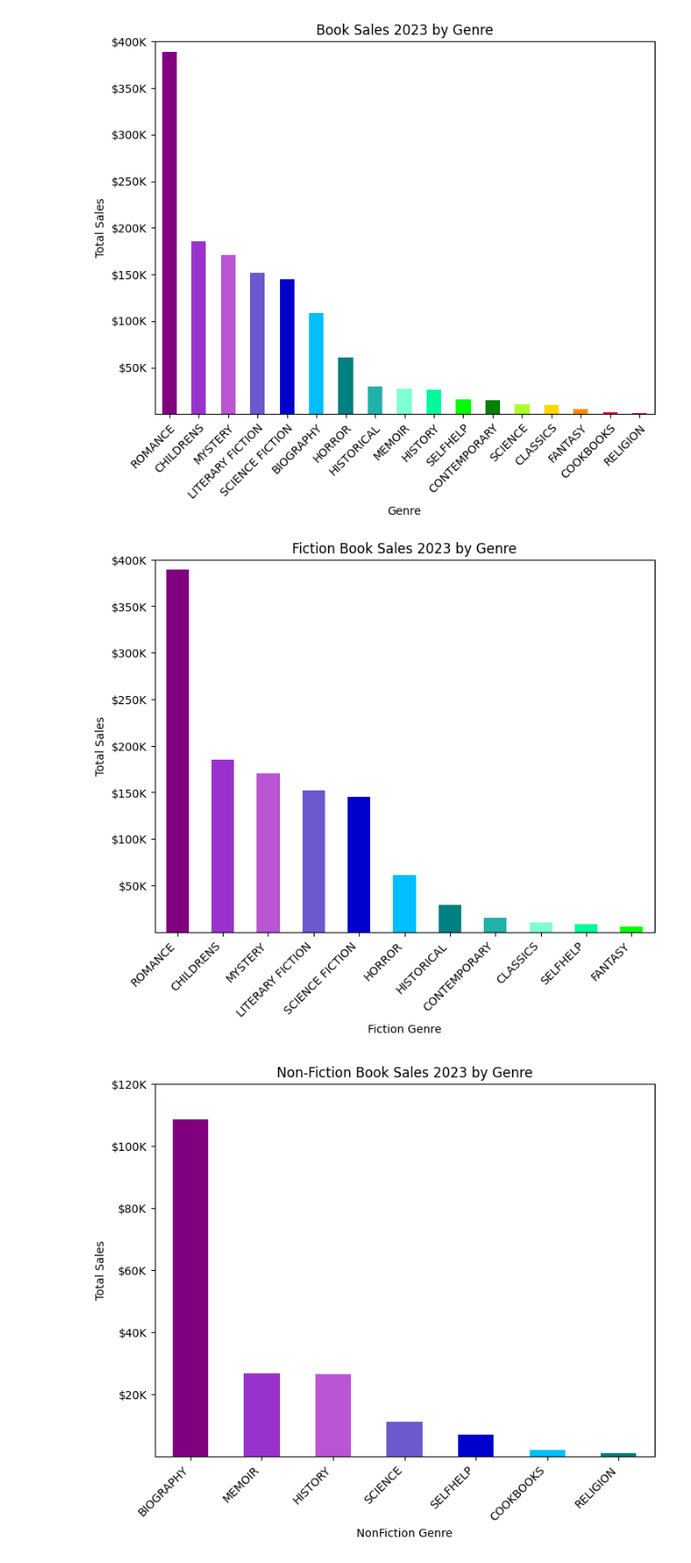
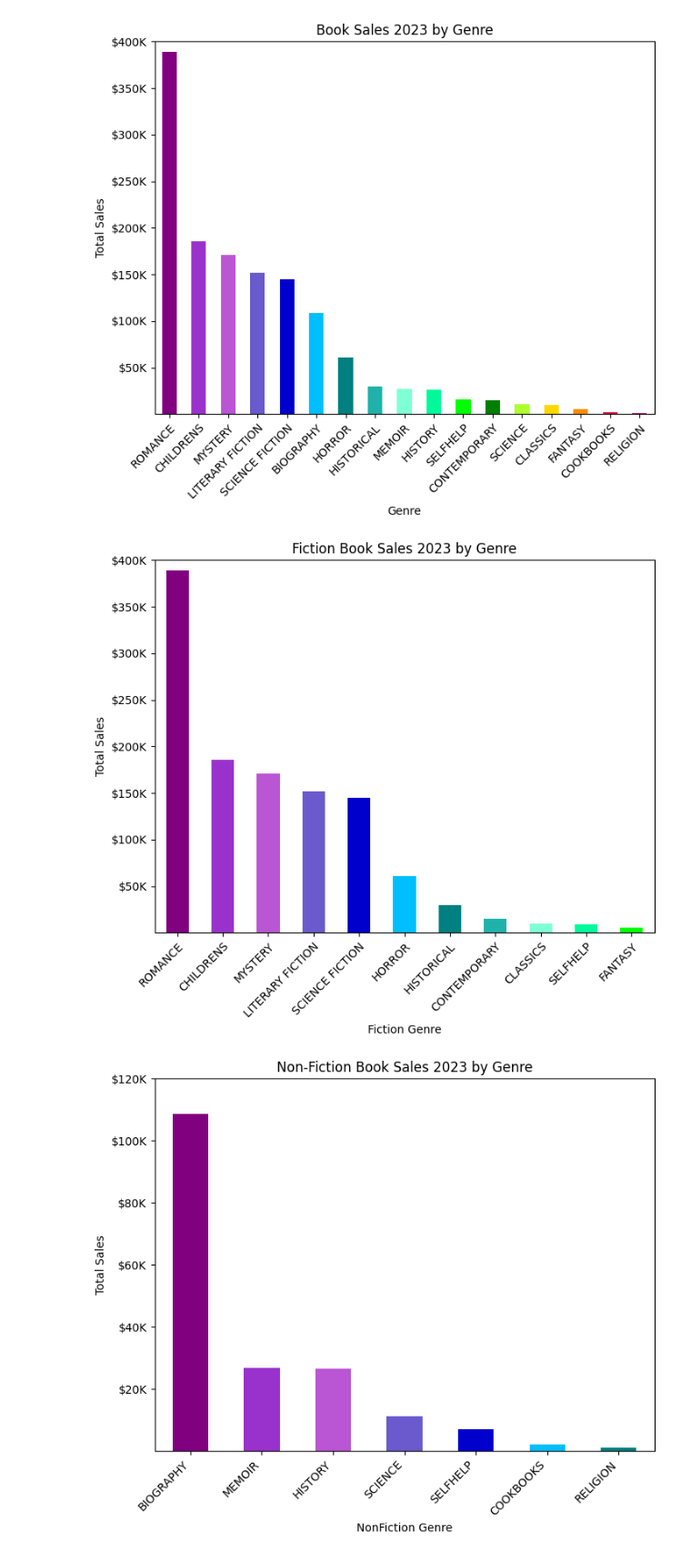
Before and after one commit to ammabe1/Publish-Me---Release-Assistant, a Jupyter notebook: Publish_Me Release_Assistant.ipynb, the cells around one changed output. Shown at 91% size. Drawn from its saved outputs; the diff is of its cells as text; code cells hidden in the pictures.

```diff
--- a/Publish_Me Release_Assistant.ipynb
+++ b/Publish_Me Release_Assistant.ipynb
@@ -817,8 +776,7 @@ ESPIONAGE      1
 Name: count, Length: 103, dtype: int64
 # %%
 #drop genre, sales_price, sales_rank. Then save to csv file
-Full_Book_Details_mod2 = Full_Book_Details_modified.drop(['Sub_Genre_1','Sub_Genre_2','Sub_Genre_3','Sub_Genre_4','Sub_Genre_5',
-                                                          'Sub_Genre_6','Sub_Genre_7','Sub_Genre_8','Sub_Genre_9','Sub_Genre_10'], axis=1)
+Full_Book_Details_mod2 = Full_Book_Details_modified.drop(['Sub_Genre_1','Sub_Genre_2','Sub_Genre_3','Sub_Genre_4','Sub_Genre_5','Sub_Genre_6','Sub_Genre_7','Sub_Genre_8','Sub_Genre_9','Sub_Genre_10'], axis=1)
 Full_Book_Details_mod2.to_csv('Full_Book_Details_mod2.csv')
 # Full_Book_Details_mod2.head(3)
 # %%
@@ -1117,22 +1070,23 @@ plt.show()
 # %%
 # chart FICTION book sales by master genre and sub genre
 Sub_genres_grouped_by = fiction.groupby('Master_Sub_Genre')['gross_sales'].sum()
 
 fig, ax = plt.subplots(figsize=(8,6))
 Sub_genres_grouped_by.sort_values(ascending=False).plot(kind='bar', color=colors)
 labels = ax.get_xticklabels()
 plt.setp(labels,
           rotation = 45,
-          horizontalalignment='right')
+          horizontalalignment='right',
+          wrap=True)
 ax.set(ylim=[10,400000],
        ylabel='Total Sales', xlabel='Fiction Genre',
        title='Fiction Book Sales 2023 by Genre')
 ax.yaxis.set_major_formatter(currency)
 
 plt.savefig('barplot_2023_Fiction_Genre_Booksales.png')
 plt.show()
 # %% [output]
-[figure, old version]
+[figure, new version]
 # %%
 # chart NONFICTION book sales by sub-genre
 Sub_genres_grouped_by = nonfiction.groupby('Master_Sub_Genre')['gross_sales'].sum()
```
Also changed, not shown: parts of 7 cells of this notebook, 1 other file.
